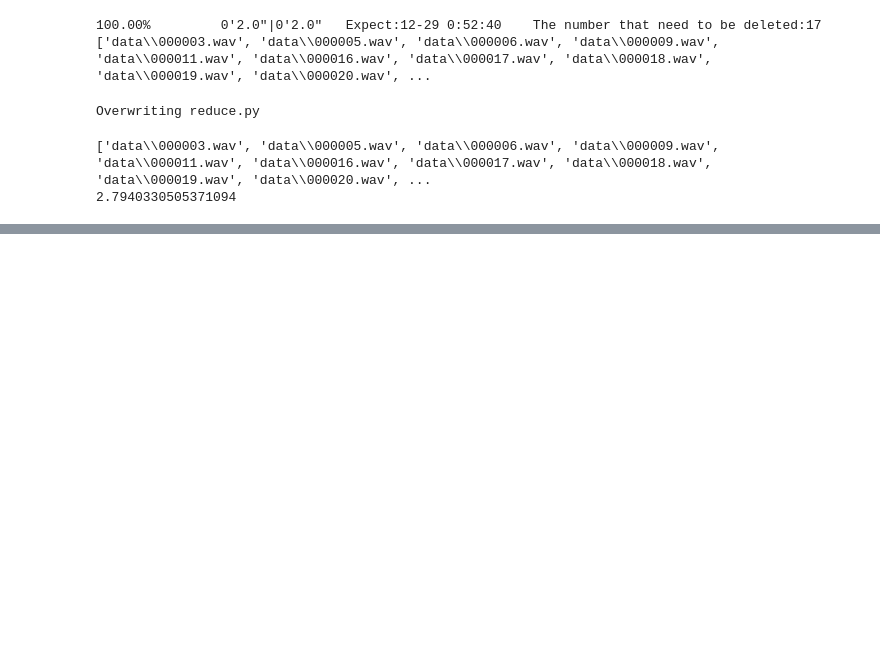
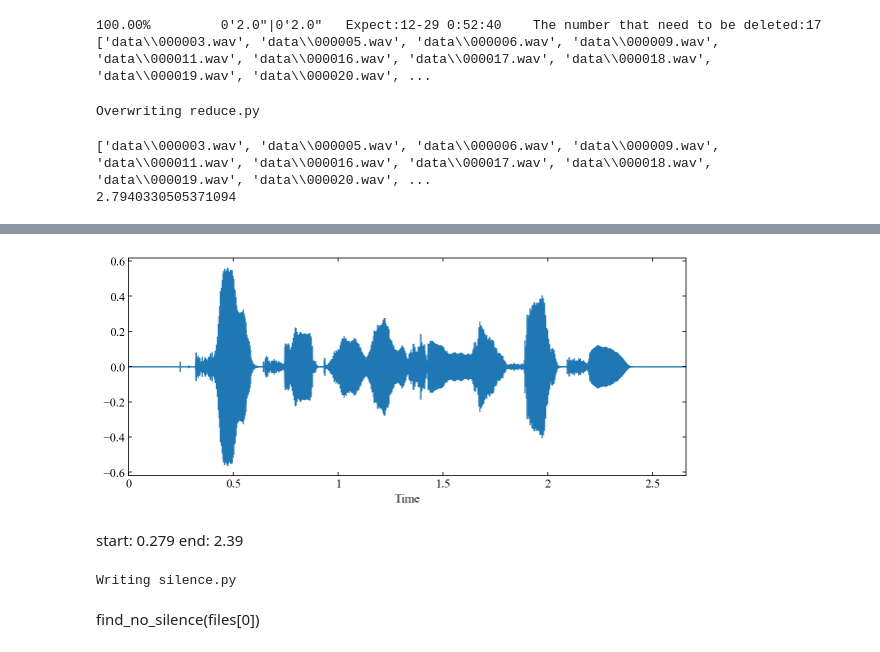
Before and after one commit to KenyonY/guang, a Jupyter notebook: guang/Voice/SOURCE.ipynb, the cells around one changed output, grey strips where cells are left out. Drawn from its saved outputs; the diff is of its cells as text; code cells hidden in the pictures; blank space fills up the shorter version.

```diff
--- a/guang/Voice/SOURCE.ipynb
+++ b/guang/Voice/SOURCE.ipynb
@@ -78,0 +95,3 @@ Overwriting reduce.py
+# %%
+files = glob(r'data/*')
+voice, sr = librosa.load(files[0], sr=None)
@@ -78,0 +102,44 @@ Overwriting reduce.py
+# %%
+voiceshow(voice, sr)
+# %% [output]
+[figure, added]
+# %% [markdown]
+start: 0.279
+end: 2.39
+# %%
+# %%writefile silence.py
+import soundfile as sf
+import numpy as np
+import warnings
+warnings.filterwarnings('ignore')
+def find_no_silence(filename):
+    """read the sound file, return you the voice start end voice end.
+
+    Return:
+        start(/s), end(/s), arg_start, arg_end
+    """
+    voice, sr = sf.read(filename)
+#     diff = np.diff(voice, n=2)
+#     print(diff)
+#     plt.plot(diff)
+#     print(np.argwhere(diff>1e-4))
+    argvoice = np.argwhere(np.log(voice, )>-6)
+    a= argvoice/sr
+    win = 15
+    for i in range(len(a)):
+        if abs(np.mean(a[i:i+win])-a[i]) < 1e-3:
+            start = a[i]
+            arg_start = argvoice[i]
+            break
+
+    for i in range(-1, -len(a), -1):
+        if abs(np.mean(a[i-win:i])-a[i]) < 1e-3:
+            end = a[i-win]
+            arg_end = argvoice[i-win]
+            break
+
+    return start[0], end[0], arg_start[0], arg_end[0]
+# %% [output]
+Writing silence.py
+# %% [markdown]
+find_no_silence(files[0])
```
Also changed, not shown: parts of 10 cells of this notebook, 7 other files.
